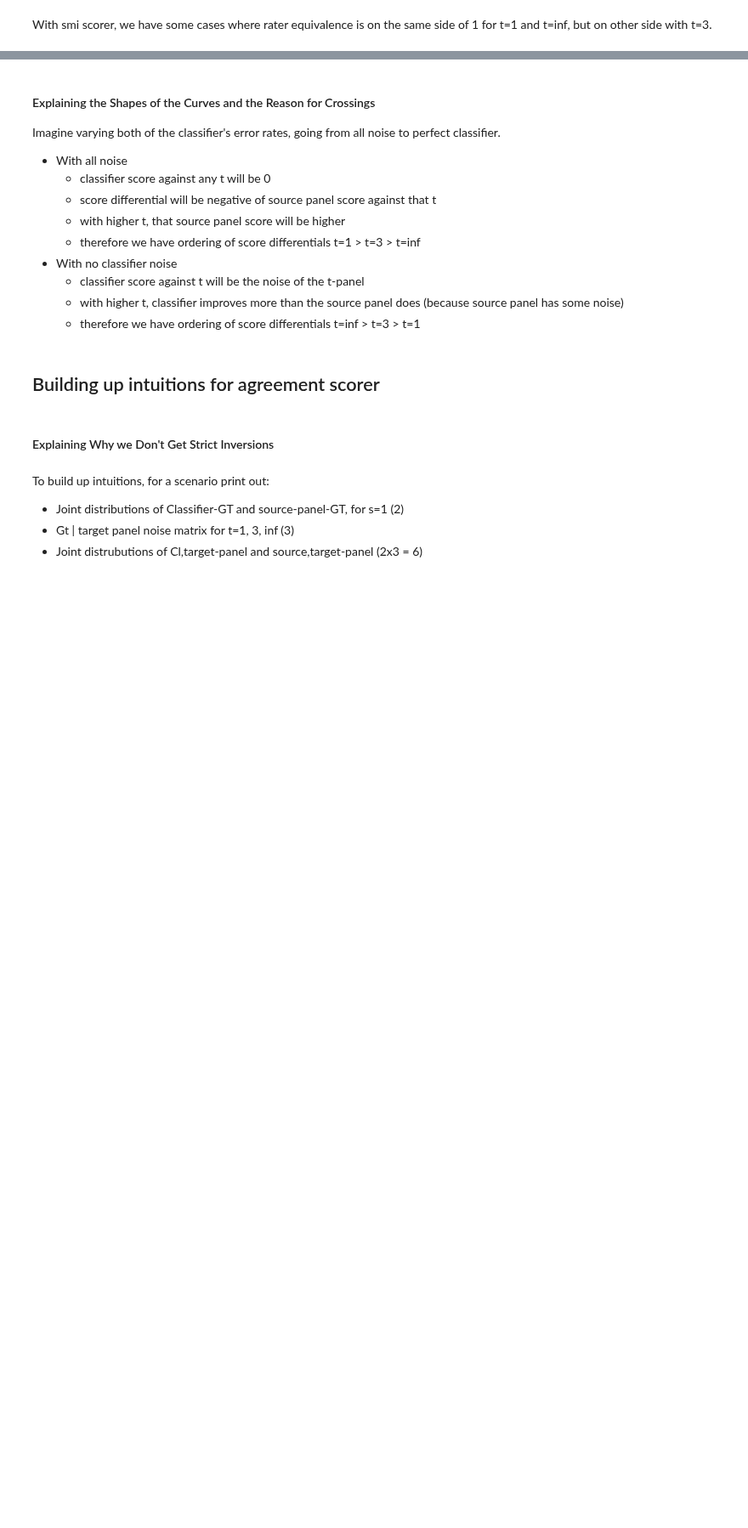
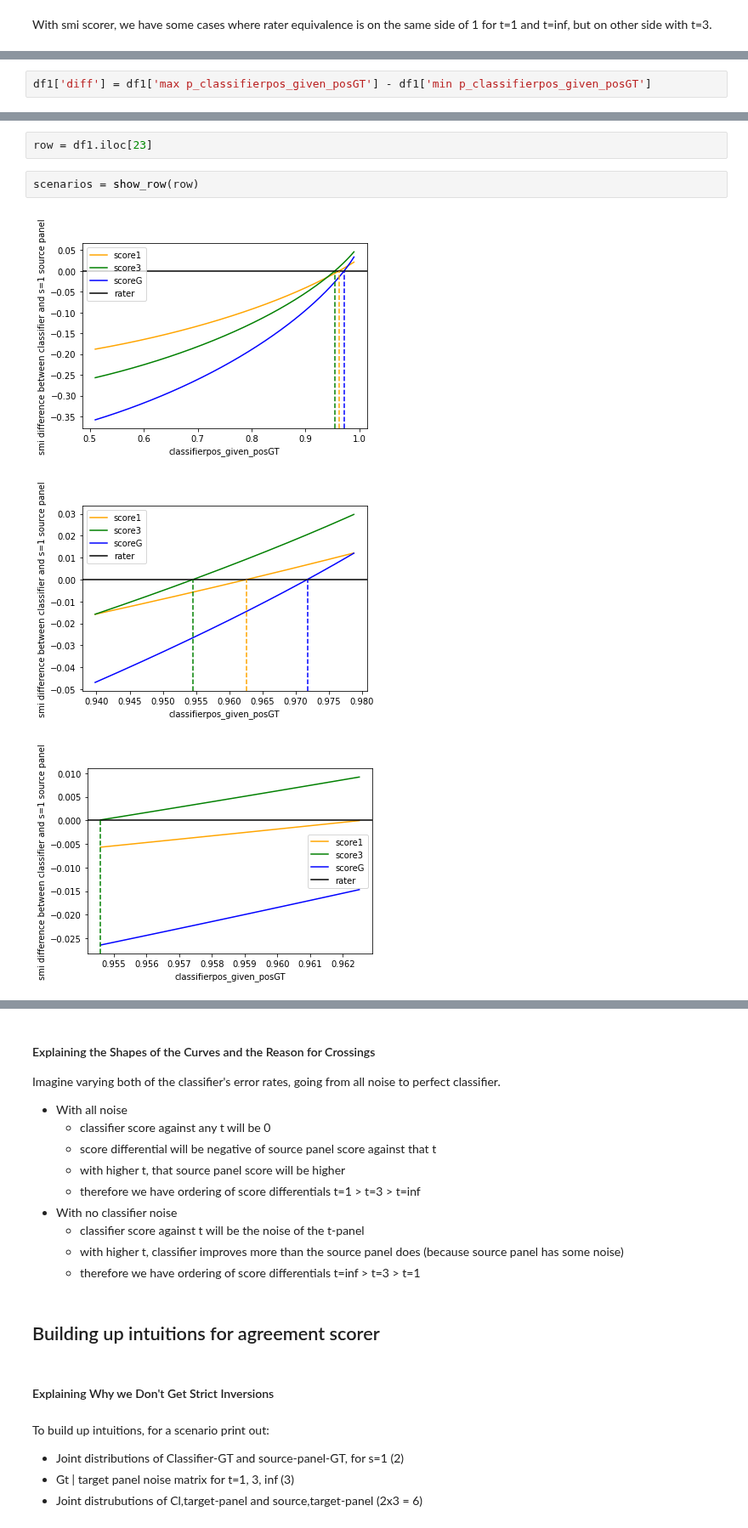
Before and after one commit to presnick/surveyequivalence, a Jupyter notebook: simulations/simulations_notebook.ipynb, the cells around one changed output, grey strips where cells are left out. Shown at 85% size. Drawn from its saved outputs; the diff is of its cells as text; blank space fills up the shorter version.

```diff
--- a/simulations/simulations_notebook.ipynb
+++ b/simulations/simulations_notebook.ipynb
@@ -1011,0 +1057,2 @@ df3
+# %%
+df1['diff'] = df1['max p_classifierpos_given_posGT'] - df1['min p_classifierpos_given_posGT']
@@ -1011,0 +1068,8 @@ df3
+# %%
+row = df1.iloc[23]
+# %%
+scenarios = show_row(row)
+# %% [output]
+[figure, added]
+[figure, added]
+[figure, added]
```
Also changed, not shown: parts of 59 cells of this notebook.
